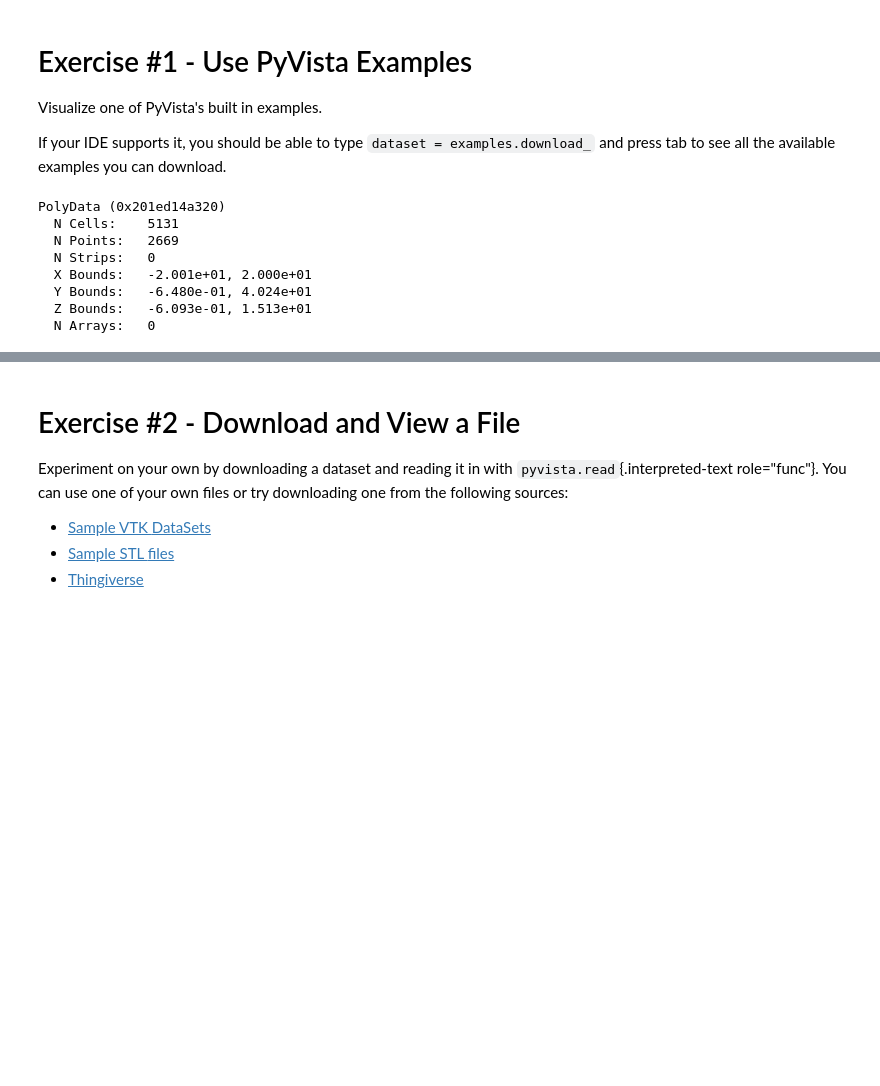
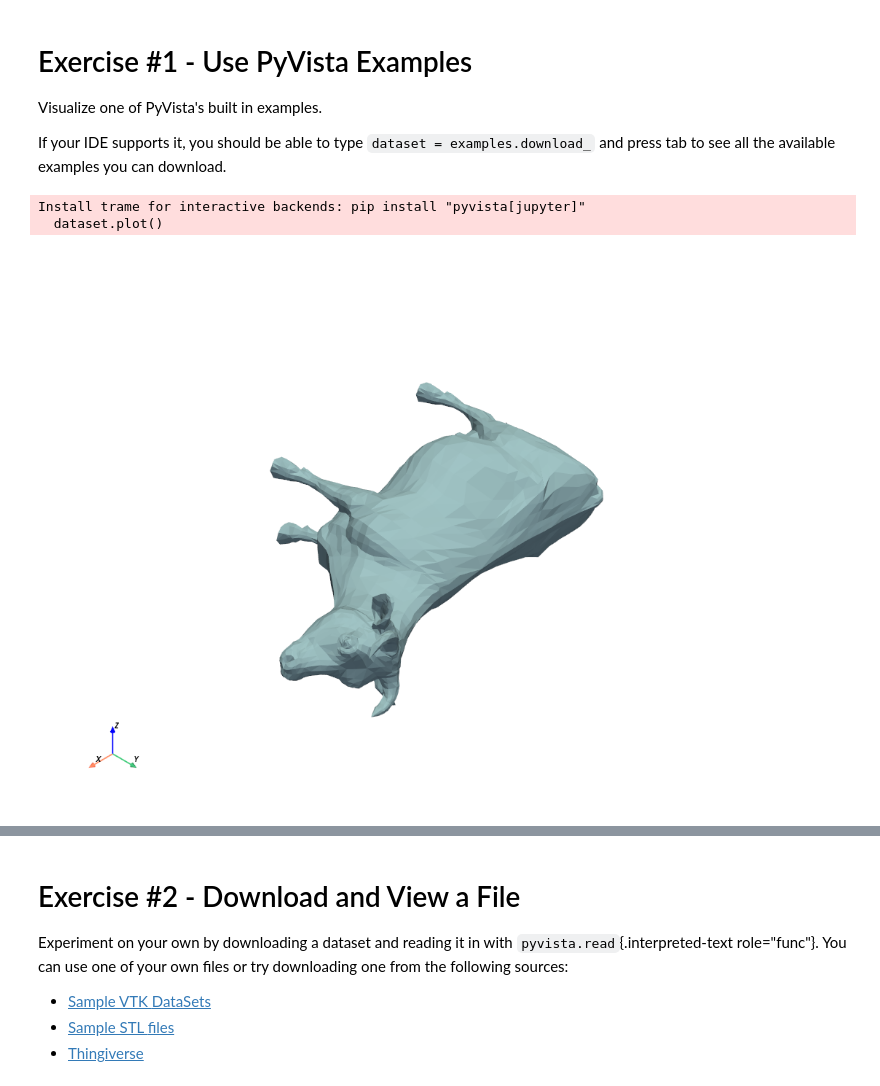
Before and after one commit to oscabaAED/PyVista, a Jupyter notebook: Notebooks/01_basic/exercises/a_load_examples_exercise.ipynb, the cells around one changed output, grey strips where cells are left out. Drawn from its saved outputs; the diff is of its cells as text; code cells hidden in the pictures; blank space fills up the shorter version.

```diff
--- a/Notebooks/01_basic/exercises/a_load_examples_exercise.ipynb
+++ b/Notebooks/01_basic/exercises/a_load_examples_exercise.ipynb
@@ -83,14 +83,10 @@ If your IDE supports it, you should be able to type
 `dataset = examples.download_` and press tab to see all the available
 examples you can download.
 # %%
-dataset = examples.download_saddle_surface()
+dataset = examples.download_cow()
 dataset
+dataset.plot()
 # %% [output]
-PolyData (0x201ed14a320)
-  N Cells:    5131
-  N Points:   2669
-  N Strips:   0
-  X Bounds:   -2.001e+01, 2.000e+01
-  Y Bounds:   -6.480e-01, 4.024e+01
-  Z Bounds:   -6.093e-01, 1.513e+01
-  N Arrays:   0
+Install trame for interactive backends: pip install "pyvista[jupyter]"
+  dataset.plot()
+[figure, added]
```
Also changed, not shown: parts of 4 cells of this notebook, 2 other files.
